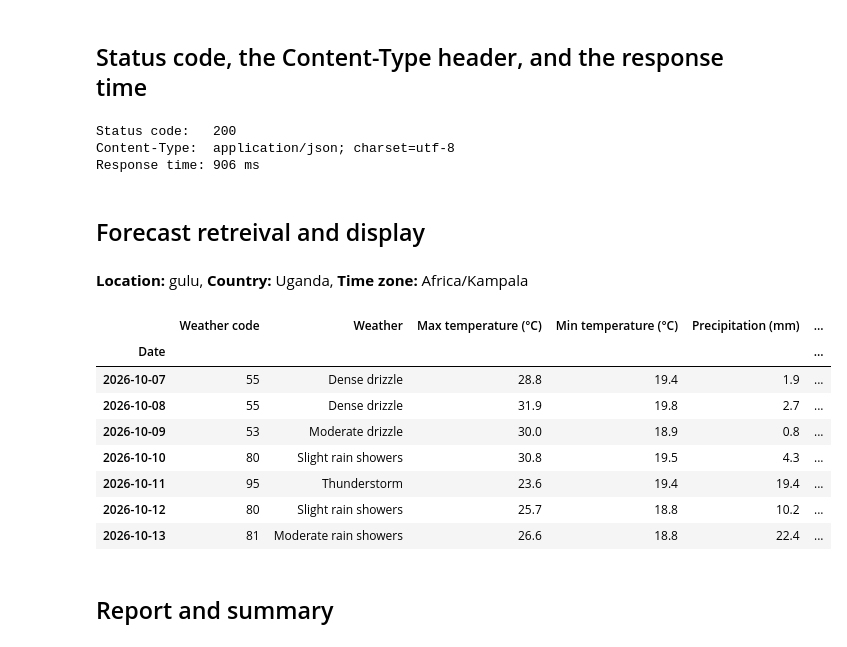
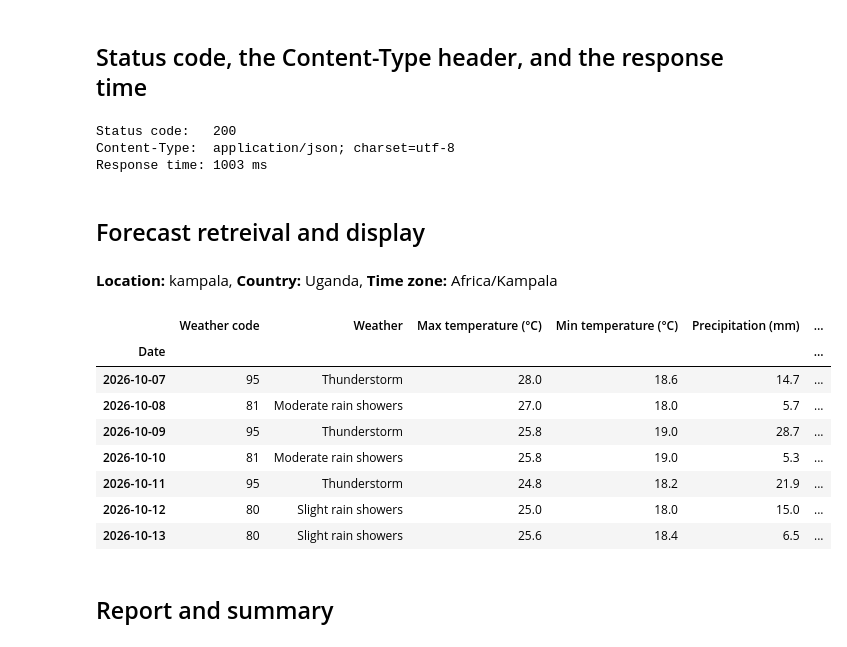
Before and after one commit to instantiate2roy/mini-project, a Jupyter notebook: project1_weather_forecast.ipynb, the cells around one changed output. Cells and saved outputs as stored; diff of their text form; code cells hidden in the pictures.

```diff
--- a/project1_weather_forecast.ipynb
+++ b/project1_weather_forecast.ipynb
@@ -32,7 +33,16 @@ Note: you may need to restart the kernel to use updated packages.
 # %% [markdown]
 ## config variables
 # %%
-email = "gyaviiraroy8@gmail.com"
+from dotenv import load_dotenv
+import os
+
+load_dotenv()
+
+email = os.getenv("MET_API_EMAIL")
+
+location = input('Please provide a location: ')
+if len(location) <= 0:
+    raise ValueError('Invalid location name!')
 # %% [markdown]
 ## Http fundermentals
 # %% [markdown]
@@ -44,7 +54,6 @@ import urllib.request
 
 base_url = "https://geocoding-api.open-meteo.com/v1/search"
 time_out=10
-location='kampala'
 
 try:
     params = {"name": location, "count": 1, "language": 'en', "format": 'json'}
@@ -68,7 +77,6 @@ import requests
 
 base_url = "https://geocoding-api.open-meteo.com/v1/search"
 time_out=10
-location='Gulu'
 
 try:
     params = {"name": location, "count": 1, "language": 'en', "format": 'json'}
@@ -103,8 +111,7 @@ import requests
 
 base_url = "https://geocoding-api.open-meteo.com/v1/search"
 time_out=10
-#test location is kampala
-location='kampala'
+
 try:
     params = {"name":location, "count": 1, "language": "en", "format": "json"}
     resp = requests.get(base_url, params=params, timeout=time_out)
@@ -117,43 +124,41 @@ except Exception as e:
 # %% [output]
 Status code:   200
 Content-Type:  application/json; charset=utf-8
-Response time: 906 ms
+Response time: 1003 ms
 # %% [markdown]
 ## Forecast retreival and display
 # %%
 from src.open_meteo import OpenMeteo
+from IPython.display import display, Markdown
 
 try:
     time_out =10
     n_days = 7
-    location = input('Please provide a location: ')
-    if len(location) <= 0:
-        raise ValueError('Invalid location name!')
 
-    wf =  OpenMeteo()
+    wf =  OpenMeteo(email)
     data = wf.geocode(location, time_out)
     if(data):
         fcst= wf.get_forecast(data['latitude'],data['longitude'], n_days, data['timezone'],time_out)
         if(fcst):
             display(Markdown(
                 f"**Location:** {location}, **Country:** {data.get('country', '-')}, "
                 f"**Time zone:** {fcst['timezone']}"
                 ))
             display(wf.forecast_to_dataframe(fcst))
 
 except Exception as e:
     print(f"Error: {e}")
 # %% [output]
-**Location:** gulu, **Country:** Uganda, **Time zone:** Africa/Kampala
+**Location:** kampala, **Country:** Uganda, **Time zone:** Africa/Kampala
 |  | Weather code | Weather | Max temperature (°C) | Min temperature (°C) | Precipitation (mm) | ... |
 | Date |  |  |  |  |  | ... |
-| 2026-10-07 | 55 | Dense drizzle | 28.8 | 19.4 | 1.9 | ... |
-| 2026-10-08 | 55 | Dense drizzle | 31.9 | 19.8 | 2.7 | ... |
-| 2026-10-09 | 53 | Moderate drizzle | 30.0 | 18.9 | 0.8 | ... |
-| 2026-10-10 | 80 | Slight rain showers | 30.8 | 19.5 | 4.3 | ... |
-| 2026-10-11 | 95 | Thunderstorm | 23.6 | 19.4 | 19.4 | ... |
-| 2026-10-12 | 80 | Slight rain showers | 25.7 | 18.8 | 10.2 | ... |
-| 2026-10-13 | 81 | Moderate rain showers | 26.6 | 18.8 | 22.4 | ... |
+| 2026-10-07 | 95 | Thunderstorm | 28.0 | 18.6 | 14.7 | ... |
+| 2026-10-08 | 81 | Moderate rain showers | 27.0 | 18.0 | 5.7 | ... |
+| 2026-10-09 | 95 | Thunderstorm | 25.8 | 19.0 | 28.7 | ... |
+| 2026-10-10 | 81 | Moderate rain showers | 25.8 | 19.0 | 5.3 | ... |
+| 2026-10-11 | 95 | Thunderstorm | 24.8 | 18.2 | 21.9 | ... |
+| 2026-10-12 | 80 | Slight rain showers | 25.0 | 18.0 | 15.0 | ... |
+| 2026-10-13 | 80 | Slight rain showers | 25.6 | 18.4 | 6.5 | ... |
 # %% [markdown]
 ## Report and summary
 # %%
```
Also changed, not shown: parts of 5 cells of this notebook, 14 other files.
